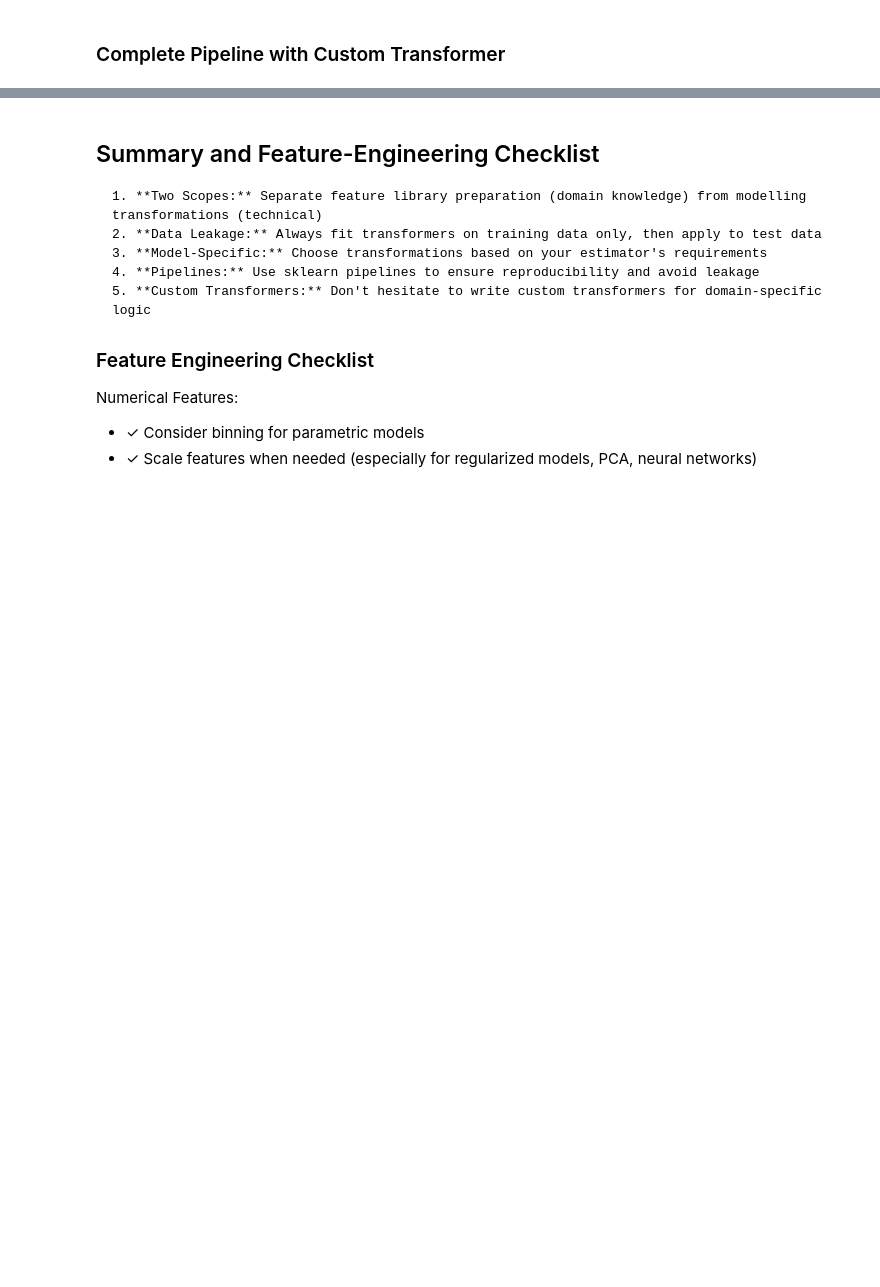
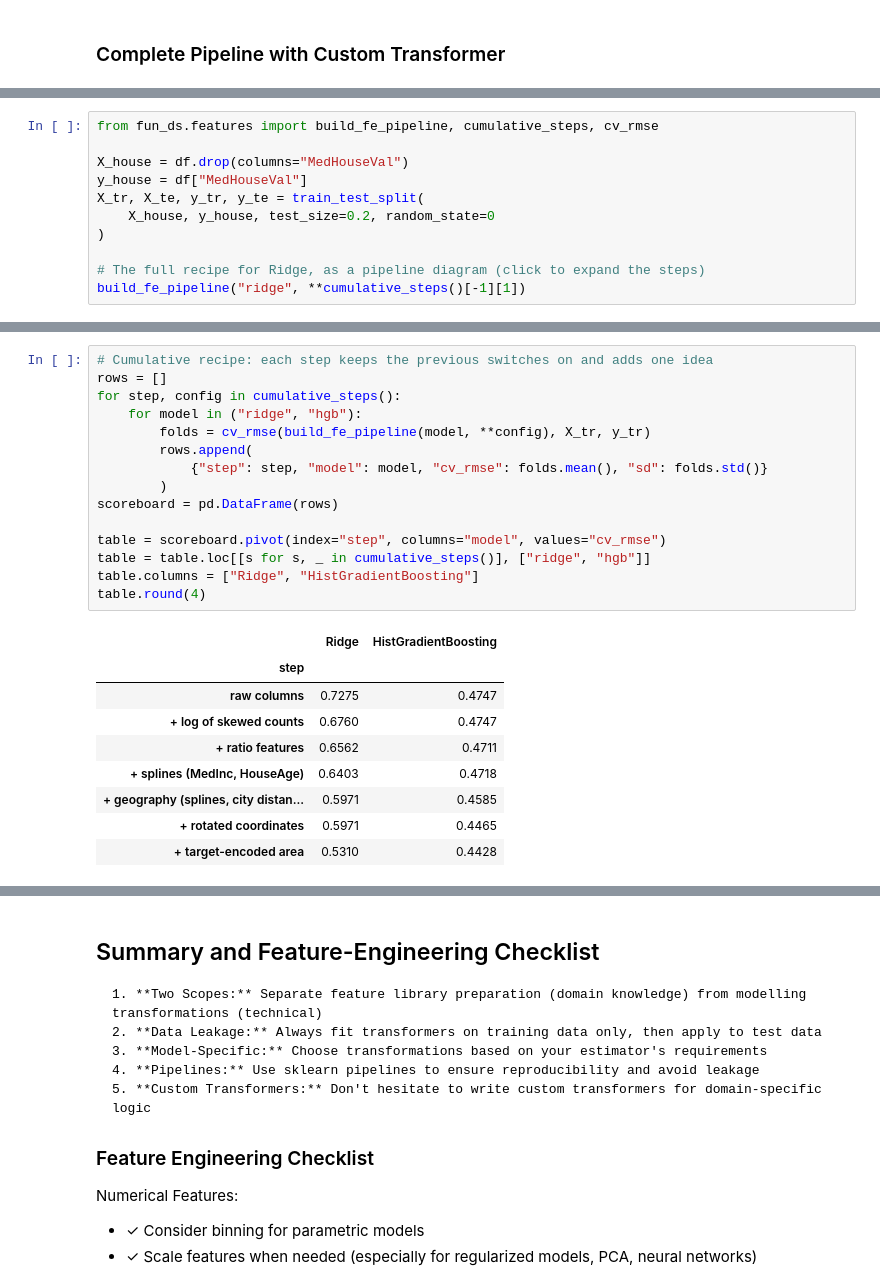
Before and after one commit to cambridge-FDS/fun_ds, a Jupyter notebook: docs/lectures/lecture_5.ipynb, the cells around one changed output, grey strips where cells are left out. Cells and saved outputs as stored; diff of their text form; blank space fills up the shorter version.

```diff
--- a/docs/lectures/lecture_5.ipynb
+++ b/docs/lectures/lecture_5.ipynb
@@ -1750,0 +1733,11 @@ Gain from the engineered features: +0.0777 R² (+7.77 percentage points)
+# %%
+from fun_ds.features import build_fe_pipeline, cumulative_steps, cv_rmse
+
+X_house = df.drop(columns="MedHouseVal")
+y_house = df["MedHouseVal"]
+X_tr, X_te, y_tr, y_te = train_test_split(
+    X_house, y_house, test_size=0.2, random_state=0
+)
+
+# The full recipe for Ridge, as a pipeline diagram (click to expand the steps)
+build_fe_pipeline("ridge", **cumulative_steps()[-1][1])
@@ -1750,0 +1762,25 @@ Gain from the engineered features: +0.0777 R² (+7.77 percentage points)
+# %%
+# Cumulative recipe: each step keeps the previous switches on and adds one idea
+rows = []
+for step, config in cumulative_steps():
+    for model in ("ridge", "hgb"):
+        folds = cv_rmse(build_fe_pipeline(model, **config), X_tr, y_tr)
+        rows.append(
+            {"step": step, "model": model, "cv_rmse": folds.mean(), "sd": folds.std()}
+        )
+scoreboard = pd.DataFrame(rows)
+
+table = scoreboard.pivot(index="step", columns="model", values="cv_rmse")
+table = table.loc[[s for s, _ in cumulative_steps()], ["ridge", "hgb"]]
+table.columns = ["Ridge", "HistGradientBoosting"]
+table.round(4)
+# %% [output]
+|  | Ridge | HistGradientBoosting |
+| step |  |  |
+| raw columns | 0.7275 | 0.4747 |
+| + log of skewed counts | 0.6760 | 0.4747 |
+| + ratio features | 0.6562 | 0.4711 |
+| + splines (MedInc, HouseAge) | 0.6403 | 0.4718 |
+| + geography (splines, city distan... | 0.5971 | 0.4585 |
+| + rotated coordinates | 0.5971 | 0.4465 |
+| + target-encoded area | 0.5310 | 0.4428 |
```
Also changed, not shown: parts of 18 cells of this notebook, 10 other files.
